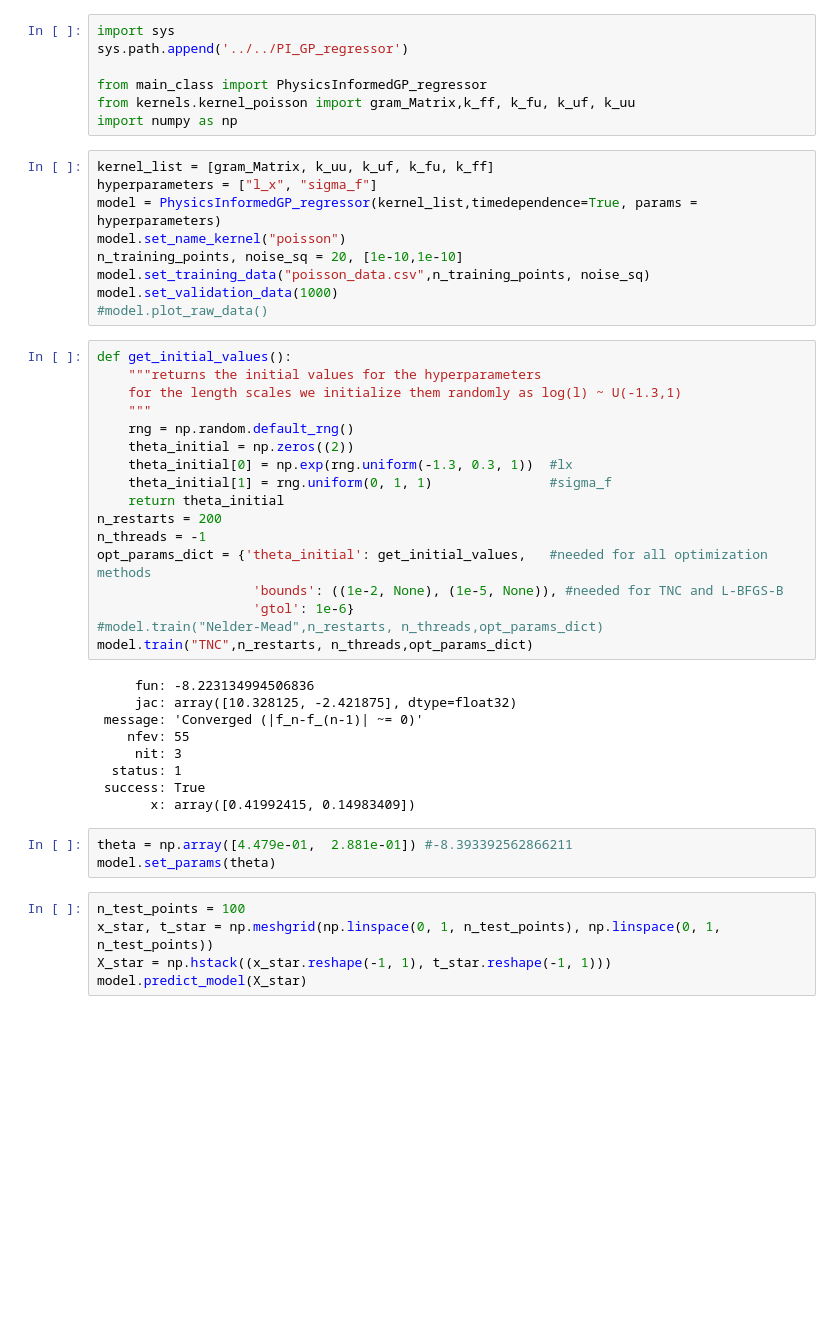
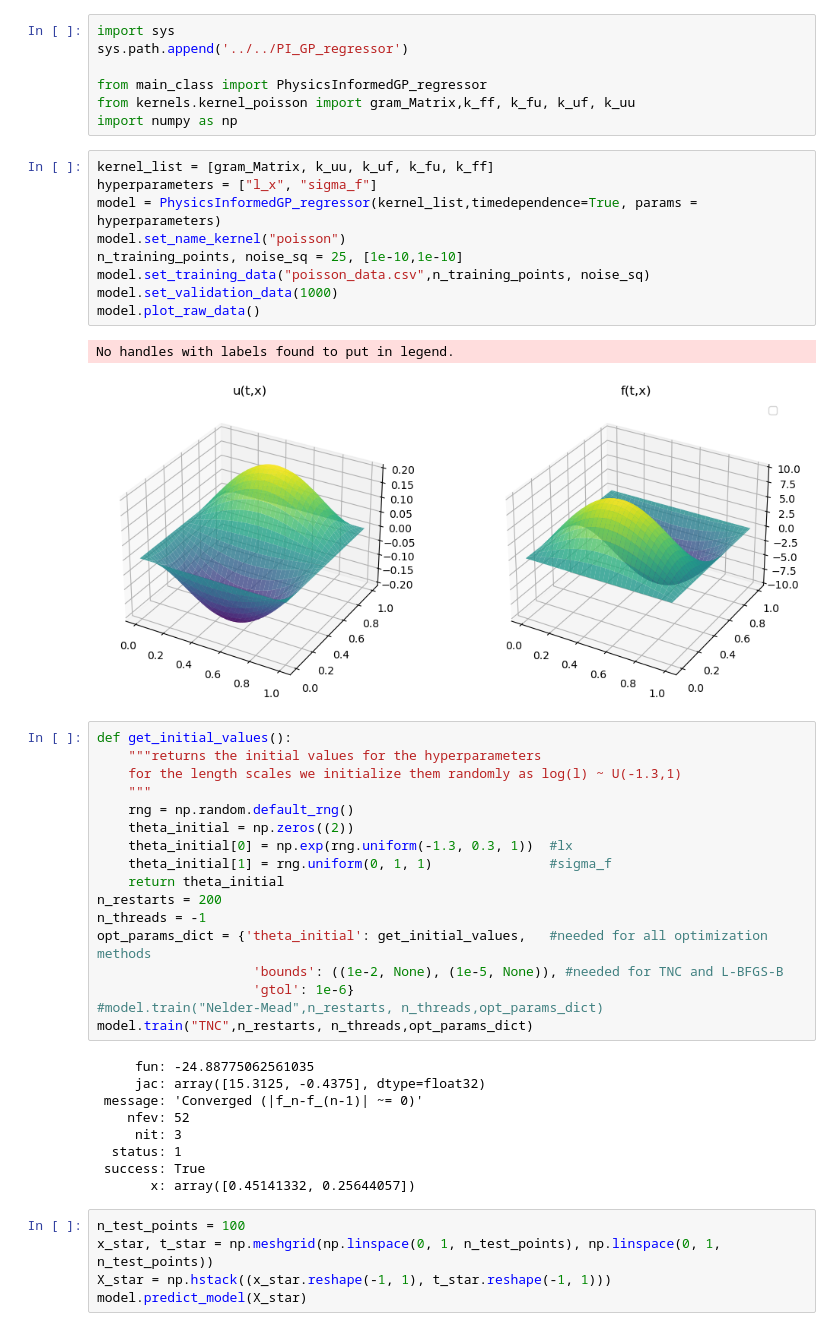
Before and after one commit to TobiLeitgeb/Code_bac, a Jupyter notebook: final_examples/poisson/poisson_equation.ipynb, the cells around one changed output. Cells and saved outputs as stored; diff of their text form; blank space fills up the shorter version.

```diff
--- a/final_examples/poisson/poisson_equation.ipynb
+++ b/final_examples/poisson/poisson_equation.ipynb
@@ -8,12 +8,15 @@ import numpy as np
 # %%
 kernel_list = [gram_Matrix, k_uu, k_uf, k_fu, k_ff]
 hyperparameters = ["l_x", "sigma_f"]
 model = PhysicsInformedGP_regressor(kernel_list,timedependence=True, params = hyperparameters)
 model.set_name_kernel("poisson")
-n_training_points, noise_sq = 20, [1e-10,1e-10]
+n_training_points, noise_sq = 25, [1e-10,1e-10]
 model.set_training_data("poisson_data.csv",n_training_points, noise_sq)
 model.set_validation_data(1000)
-#model.plot_raw_data()
+model.plot_raw_data()
+# %% [output]
+No handles with labels found to put in legend.
+[figure, added]
 # %%
 def get_initial_values():
     """returns the initial values for the hyperparameters
@@ -32,17 +35,14 @@ opt_params_dict = {'theta_initial': get_initial_values,   #needed for all optimi
 #model.train("Nelder-Mead",n_restarts, n_threads,opt_params_dict)
 model.train("TNC",n_restarts, n_threads,opt_params_dict)
 # %% [output]
-     fun: -8.223134994506836
-     jac: array([10.328125, -2.421875], dtype=float32)
+     fun: -24.88775062561035
+     jac: array([15.3125, -0.4375], dtype=float32)
  message: 'Converged (|f_n-f_(n-1)| ~= 0)'
-    nfev: 55
+    nfev: 52
      nit: 3
   status: 1
  success: True
-       x: array([0.41992415, 0.14983409])
+       x: array([0.45141332, 0.25644057])
-# %%
-theta = np.array([4.479e-01,  2.881e-01]) #-8.393392562866211
-model.set_params(theta)
 # %%
 n_test_points = 100
 x_star, t_star = np.meshgrid(np.linspace(0, 1, n_test_points), np.linspace(0, 1, n_test_points))
```
Also changed, not shown: parts of 3 cells of this notebook, 16 other files.
